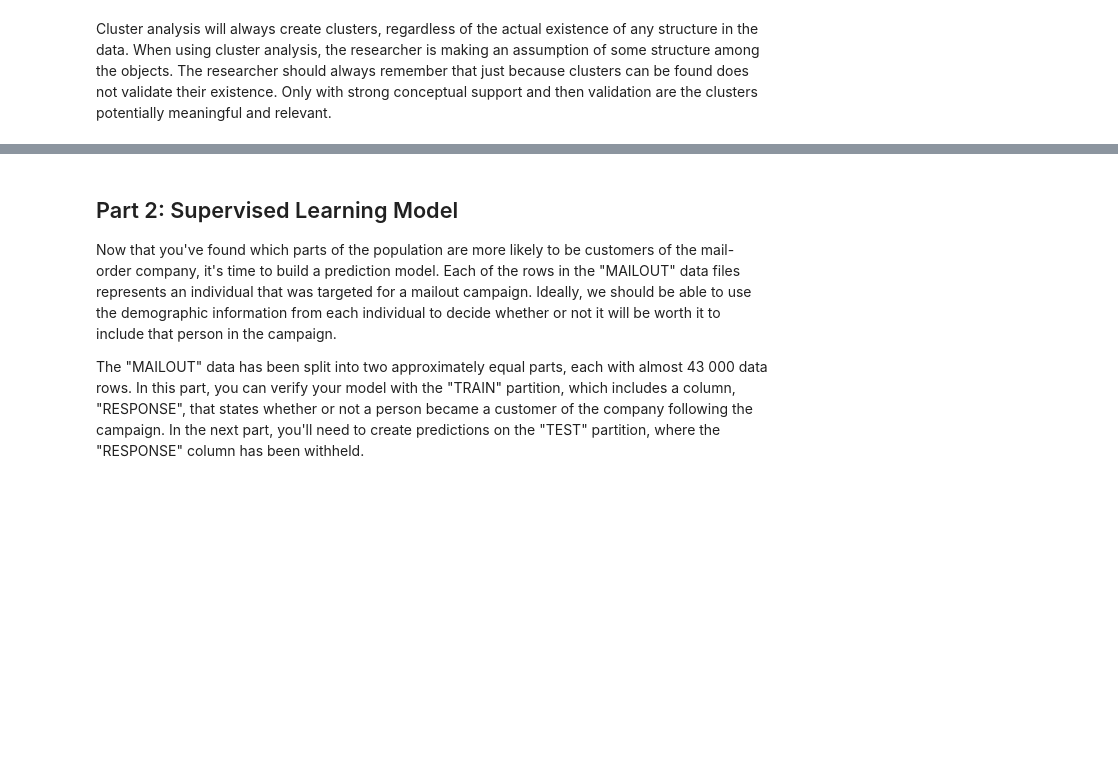
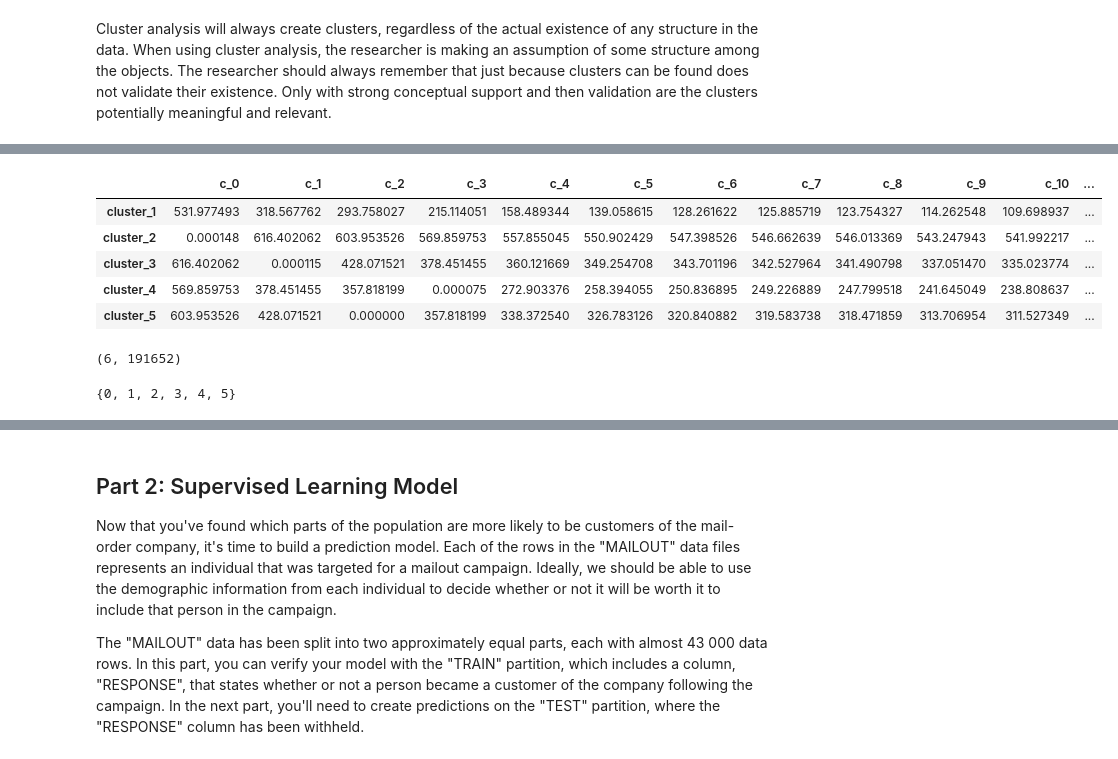
Before and after one commit to keyvantaj/Capstone_Project, a Jupyter notebook: Arvato Project Workbook.ipynb, the cells around one changed output, grey strips where cells are left out. Cells and saved outputs as stored; diff of their text form; code cells hidden in the pictures; blank space fills up the shorter version.

```diff
--- a/Arvato Project Workbook.ipynb
+++ b/Arvato Project Workbook.ipynb
@@ -866,0 +909,6 @@ and then validation are the clusters potentially meaningful and relevant.
+# %%
+km = KMeans(n_clusters=5)
+# %%
+km = km.fit(reduced_customers_T)
+# %%
+clustered_df = km.transform(reduced_customers_T)
@@ -866,0 +919,21 @@ and then validation are the clusters potentially meaningful and relevant.
+# %%
+clustered_df = pd.DataFrame(data = clustered_df.T,\
+                            columns = reduced_customers.columns,\
+                            index = ['cluster_{}'.format(i) for i in range(1,clustered_df.shape[1]+1)])
+# %%
+clustered_df
+# %% [output]
+|  | c_0 | c_1 | c_2 | c_3 | c_4 | c_5 | c_6 | c_7 | c_8 | c_9 | c_10 | ... |
+| cluster_1 | 531.977493 | 318.567762 | 293.758027 | 215.114051 | 158.489344 | 139.058615 | 128.261622 | 125.885719 | 123.754327 | 114.262548 | 109.698937 | ... |
+| cluster_2 | 0.000148 | 616.402062 | 603.953526 | 569.859753 | 557.855045 | 550.902429 | 547.398526 | 546.662639 | 546.013369 | 543.247943 | 541.992217 | ... |
+| cluster_3 | 616.402062 | 0.000115 | 428.071521 | 378.451455 | 360.121669 | 349.254708 | 343.701196 | 342.527964 | 341.490798 | 337.051470 | 335.023774 | ... |
+| cluster_4 | 569.859753 | 378.451455 | 357.818199 | 0.000075 | 272.903376 | 258.394055 | 250.836895 | 249.226889 | 247.799518 | 241.645049 | 238.808637 | ... |
+| cluster_5 | 603.953526 | 428.071521 | 0.000000 | 357.818199 | 338.372540 | 326.783126 | 320.840882 | 319.583738 | 318.471859 | 313.706954 | 311.527349 | ... |
+# %%
+km.cluster_centers_.shape
+# %% [output]
+(6, 191652)
+# %%
+set(km.labels_)
+# %% [output]
+{0, 1, 2, 3, 4, 5}
```
Also changed, not shown: parts of 52 cells of this notebook.
